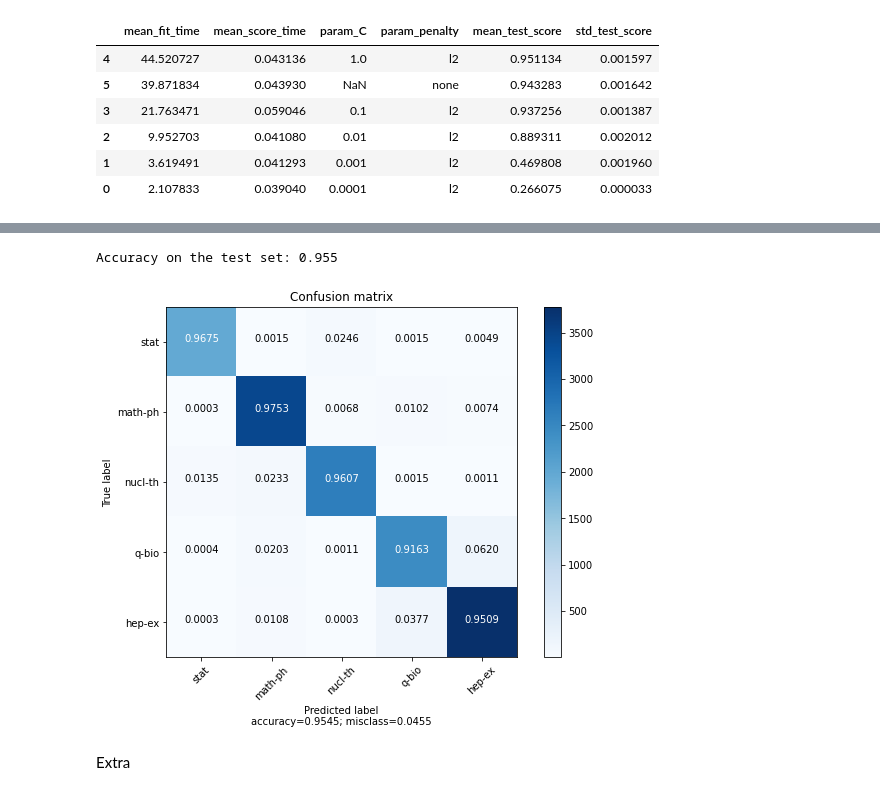
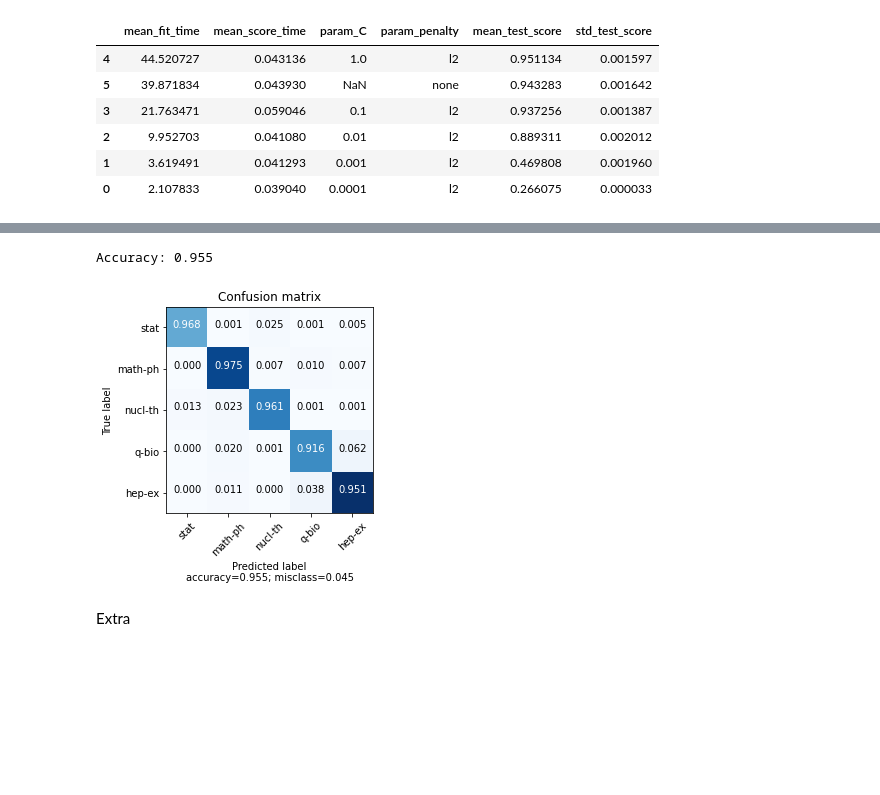
Before and after one commit to matteo-perillo/Abstracts-classification, a Jupyter notebook: 02_Logistic regression.ipynb, the cells around one changed output, grey strips where cells are left out. Drawn from its saved outputs; the diff is of its cells as text; code cells hidden in the pictures; blank space fills up the shorter version.

```diff
--- a/02_Logistic regression.ipynb
+++ b/02_Logistic regression.ipynb
@@ -37,17 +37,18 @@ def create_lr_model():
     model = LogisticRegression(multi_class='multinomial', solver='lbfgs', max_iter = 10000)
     return model
 
-def plot_confusion_matrix(cm, target_names, title='Confusion matrix', cmap=None, normalize=True):
+def plot_confusion_matrix(cm, target_names, title='Confusion matrix', xsize=4, ysize=3,
+                          cmap=None, normalize=True, name='prova'):
     accuracy = np.trace(cm) / np.sum(cm).astype('float')
     misclass = 1 - accuracy
 
     if cmap is None:
         cmap = plt.get_cmap('Blues')
 
-    plt.figure(figsize=(8, 6))
+    plt.figure(figsize=(xsize, ysize))
     plt.imshow(cm, interpolation='nearest', cmap=cmap)
     plt.title(title)
-    plt.colorbar()
+  #  plt.colorbar()
 
     if target_names is not None:
         tick_marks = np.arange(len(target_names))
@@ -61,7 +62,7 @@ def plot_confusion_matrix(cm, target_names, title='Confusion matrix', cmap=None,
     thresh = cm.max() / 1.5 if normalize else cm.max() / 2
     for i, j in itertools.product(range(cm.shape[0]), range(cm.shape[1])):
         if normalize:
-            plt.text(j, i, "{:0.4f}".format(cm[i, j]),
+            plt.text(j, i, "{:0.3f}".format(cm[i, j]),
                      horizontalalignment="center",
                      color="white" if cm[i, j] > thresh else "black")
         else:
@@ -72,8 +73,9 @@ def plot_confusion_matrix(cm, target_names, title='Confusion matrix', cmap=None,
 
     plt.tight_layout()
     plt.ylabel('True label')
-    plt.xlabel('Predicted label\naccuracy={:0.4f}; misclass={:0.4f}'.format(accuracy, misclass))
-    plt.show()
+    plt.xlabel('Predicted label\naccuracy={:0.3f}; misclass={:0.3f}'.format(accuracy, misclass))
+    filename = name + '.png'
+    plt.savefig(filename, bbox_inches = 'tight')
 # %% [markdown]
 Set 0
 # %%
@@ -176,11 +174,9 @@ model = LogisticRegression(multi_class='multinomial', solver='lbfgs', penalty='l
 # fit the model on the whole dataset
 model.fit(X_train, y_train)
 # define a single row of input data
-yhat = model.predict(X_test)
-
-#Accuracy score
-acc = accuracy_score(y_test, yhat)
-print('Accuracy: %.3f' % round(acc, 3))
+X_test0 = X_test
+yhat0 = model.predict(X_test0)
+y_test0 = y_test
 # %% [output]
 Accuracy: 0.953
 # %%
@@ -275,19 +272,21 @@ model = LogisticRegression(multi_class='multinomial', solver='lbfgs', penalty='l
 # fit the model on the whole dataset
 model.fit(X_train, y_train)
 # define a single row of input data
-yhat = model.predict(X_test)
-
-#Accuracy score
-acc = accuracy_score(y_test, yhat)
-print('Accuracy on the test set: %.3f' % round(acc, 3))
+X_test1 = X_test
+yhat1 = model.predict(X_test1)
+y_test1 = y_test
 # %% [output]
-Accuracy on the test set: 0.955
+Accuracy: 0.955
 # %%
+#Accuracy score
+acc = accuracy_score(y_test1, yhat1)
+print('Accuracy: %.3f' % round(acc, 3))
+
 #Confusion matrix
 conf = confusion_matrix(y_test, yhat)
-plot_confusion_matrix(conf, cat_index[4:9])
+plot_confusion_matrix(conf, cat_index[4:9], name = 'lr1', xsize=6, ysize=4)
 # %% [output]
-[figure, old version]
+[figure, new version]
 # %% [markdown]
 Extra
 # %%
```
Also changed, not shown: parts of 3 cells of this notebook.
